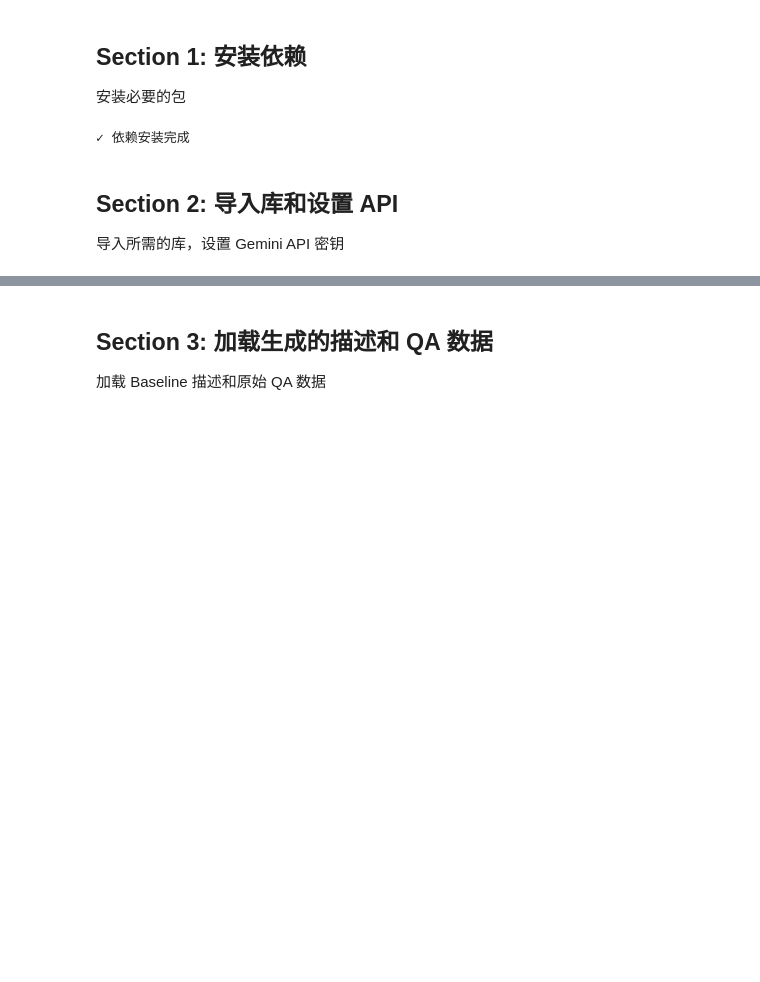
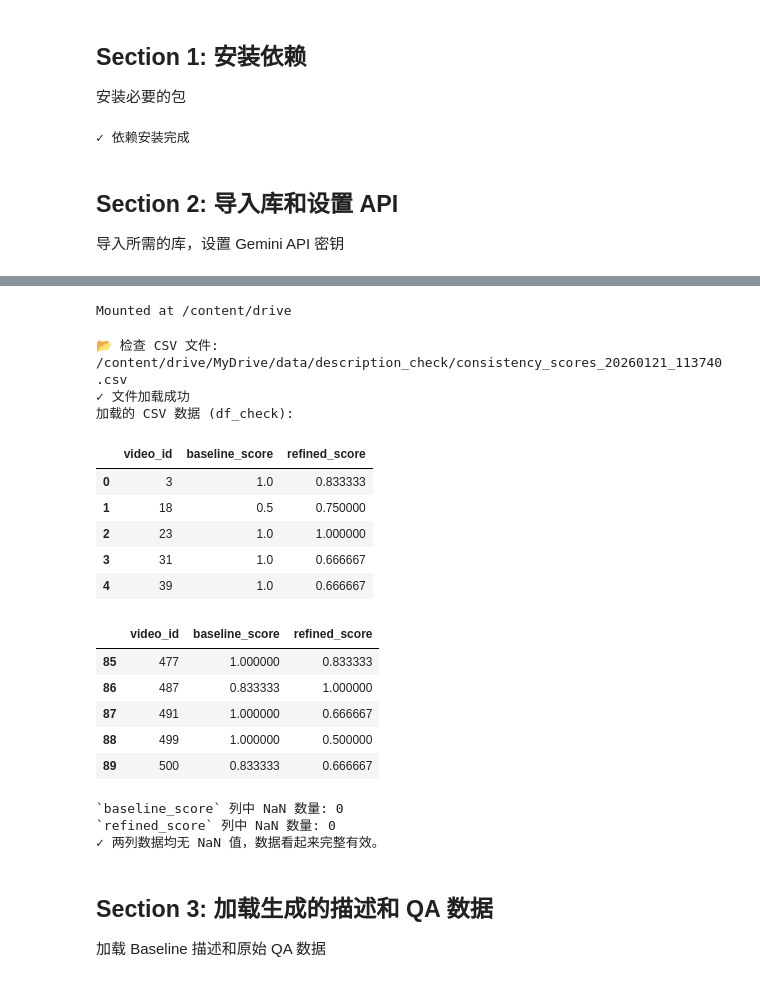
Before and after one commit to coding4better/CCD_VQA, a Jupyter notebook: VRU/src/description_check/exp2_consistency_check.ipynb, the cells around one changed output, grey strips where cells are left out. Cells and saved outputs as stored; diff of their text form; code cells hidden in the pictures; blank space fills up the shorter version.

```diff
--- a/VRU/src/description_check/exp2_consistency_check.ipynb
+++ b/VRU/src/description_check/exp2_consistency_check.ipynb
@@ -79,3 +102,56 @@ https://github.com/google-gemini/deprecated-generative-ai-python/blob/main/READM
+# %%
+from google.colab import drive
+drive.mount('/content/drive')
+# %% [output]
+Mounted at /content/drive
+# %%
+import pandas as pd
+
+new_csv_file_path = "/content/drive/MyDrive/data/description_check/consistency_scores_20260121_113740.csv"
+
+print(f"📂 检查 CSV 文件: {new_csv_file_path}")
+try:
+    df_check = pd.read_csv(new_csv_file_path)
+    print("✓ 文件加载成功")
+    print("加载的 CSV 数据 (df_check):")
+    display(df_check.head())
+    display(df_check.tail())
+
+    # 检查两列是否有 NaN 值
+    baseline_nan_count = df_check['baseline_score'].isnull().sum()
+    refined_nan_count = df_check['refined_score'].isnull().sum()
+    print(f"\n`baseline_score` 列中 NaN 数量: {baseline_nan_count}")
+    print(f"`refined_score` 列中 NaN 数量: {refined_nan_count}")
+
+    if baseline_nan_count == 0 and refined_nan_count == 0:
+        print("✓ 两列数据均无 NaN 值，数据看起来完整有效。")
+    else:
+        print("⚠️ 注意：数据中存在 NaN 值，请进一步检查。")
+
+except FileNotFoundError:
+    print(f"❌ 错误: 文件未找到在 {new_csv_file_path}")
+    print("请检查文件路径是否正确。")
+except Exception as e:
+    print(f"❌ 加载文件时发生错误: {e}")
+# %% [output]
+📂 检查 CSV 文件: /content/drive/MyDrive/data/description_check/consistency_scores_20260121_113740.csv
+✓ 文件加载成功
+加载的 CSV 数据 (df_check):
+|  | video_id | baseline_score | refined_score |
+| 0 | 3 | 1.0 | 0.833333 |
+| 1 | 18 | 0.5 | 0.750000 |
+| 2 | 23 | 1.0 | 1.000000 |
+| 3 | 31 | 1.0 | 0.666667 |
+| 4 | 39 | 1.0 | 0.666667 |
+|  | video_id | baseline_score | refined_score |
+| 85 | 477 | 1.000000 | 0.833333 |
+| 86 | 487 | 0.833333 | 1.000000 |
+| 87 | 491 | 1.000000 | 0.666667 |
+| 88 | 499 | 1.000000 | 0.500000 |
+| 89 | 500 | 0.833333 | 0.666667 |
+`baseline_score` 列中 NaN 数量: 0
+`refined_score` 列中 NaN 数量: 0
+✓ 两列数据均无 NaN 值，数据看起来完整有效。
 # %% [markdown]
 ## Section 3: 加载生成的描述和 QA 数据
 
```
Also changed, not shown: parts of 14 cells of this notebook, 1 other file.
